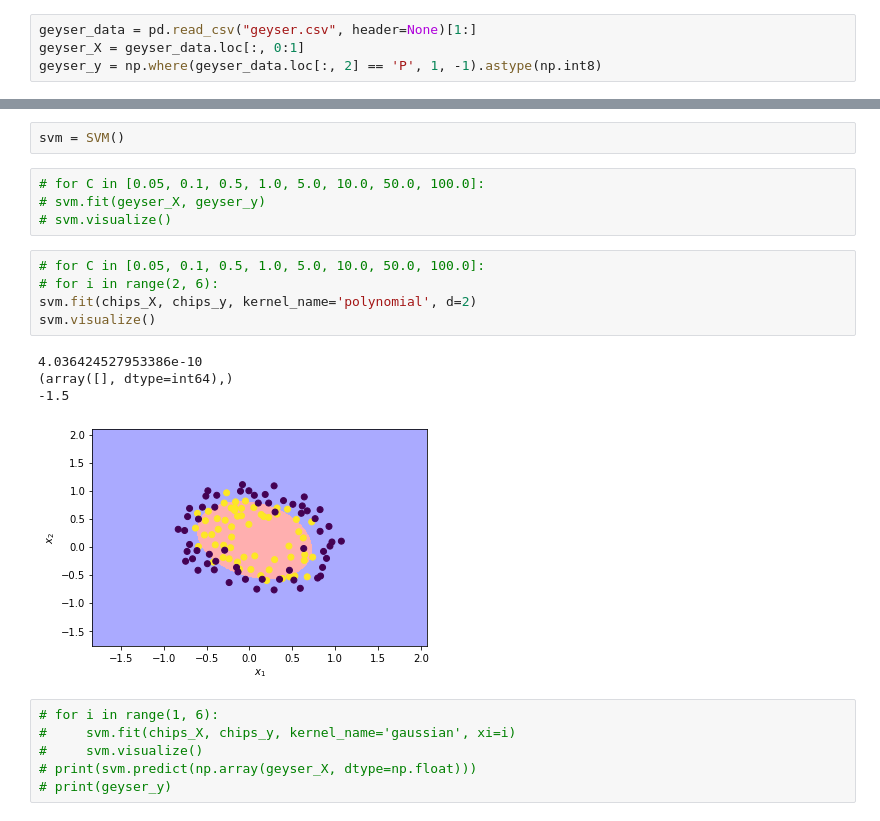
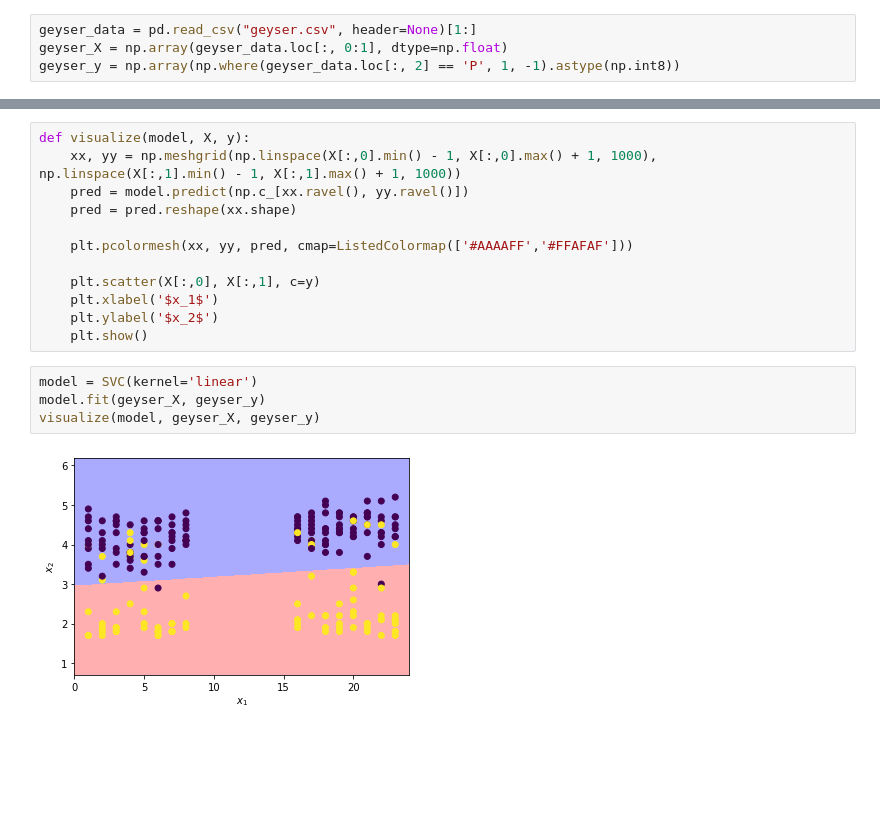
Before and after one commit to NeutralMike/ml_labs, a Jupyter notebook: 3.SVM/test.ipynb, the cells around one changed output, grey strips where cells are left out. Saved outputs shown, nothing was run; the diff lists cells and outputs as text; blank space fills up the shorter version.

```diff
--- a/3.SVM/test.ipynb
+++ b/3.SVM/test.ipynb
@@ -12,4 +11,4 @@ chips_y = np.where(chips_data.loc[:, 2] == 'P', 1, -1).astype(np.int8)
 # %%
 geyser_data = pd.read_csv("geyser.csv", header=None)[1:]
-geyser_X = geyser_data.loc[:, 0:1]
-geyser_y = np.where(geyser_data.loc[:, 2] == 'P', 1, -1).astype(np.int8)
+geyser_X = np.array(geyser_data.loc[:, 0:1], dtype=np.float)
+geyser_y = np.array(np.where(geyser_data.loc[:, 2] == 'P', 1, -1).astype(np.int8))
@@ -137,22 +15,18 @@ class SVM:
-# %%
-svm = SVM()
-# %%
-# for C in [0.05, 0.1, 0.5, 1.0, 5.0, 10.0, 50.0, 100.0]:
-# svm.fit(geyser_X, geyser_y)
-# svm.visualize()
-# %%
-# for C in [0.05, 0.1, 0.5, 1.0, 5.0, 10.0, 50.0, 100.0]:
-# for i in range(2, 6):
-svm.fit(chips_X, chips_y, kernel_name='polynomial', d=2)
-svm.visualize()
-# %% [output]
-4.036424527953386e-10
-(array([], dtype=int64),)
--1.5
-[figure, removed]
-# %%
-# for i in range(1, 6):
-#     svm.fit(chips_X, chips_y, kernel_name='gaussian', xi=i)
-#     svm.visualize()
-# print(svm.predict(np.array(geyser_X, dtype=np.float)))
-# print(geyser_y)
+# %%
+def visualize(model, X, y):
+    xx, yy = np.meshgrid(np.linspace(X[:,0].min() - 1, X[:,0].max() + 1, 1000), np.linspace(X[:,1].min() - 1, X[:,1].max() + 1, 1000))
+    pred = model.predict(np.c_[xx.ravel(), yy.ravel()])
+    pred = pred.reshape(xx.shape)
+
+    plt.pcolormesh(xx, yy, pred, cmap=ListedColormap(['#AAAAFF','#FFAFAF']))
+
+    plt.scatter(X[:,0], X[:,1], c=y)
+    plt.xlabel('$x_1$')
+    plt.ylabel('$x_2$')
+    plt.show()
+# %%
+model = SVC(kernel='linear')
+model.fit(geyser_X, geyser_y)
+visualize(model, geyser_X, geyser_y)
+# %% [output]
+[figure, added]
```
Also changed, not shown: parts of 3 cells of this notebook, 11 other files.
